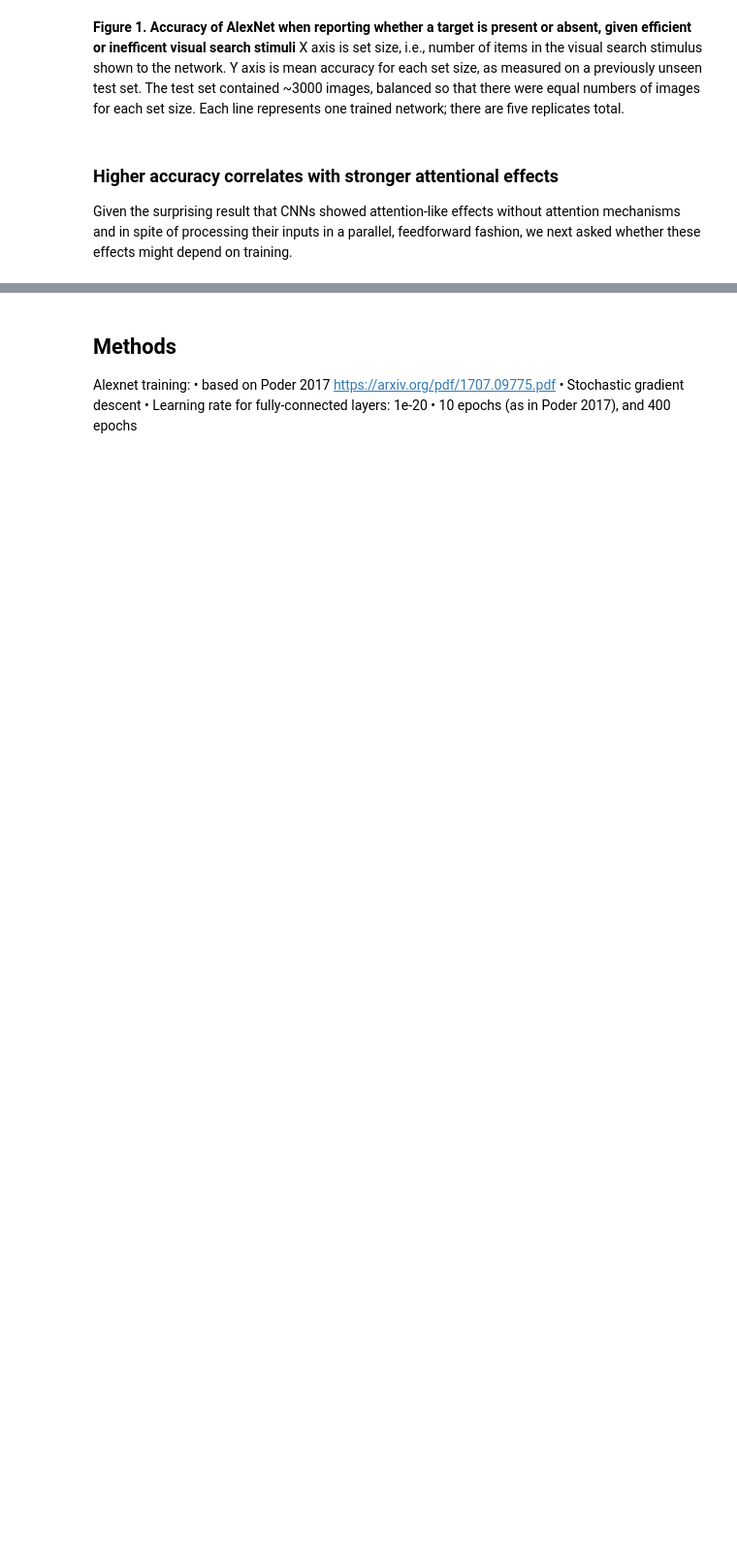
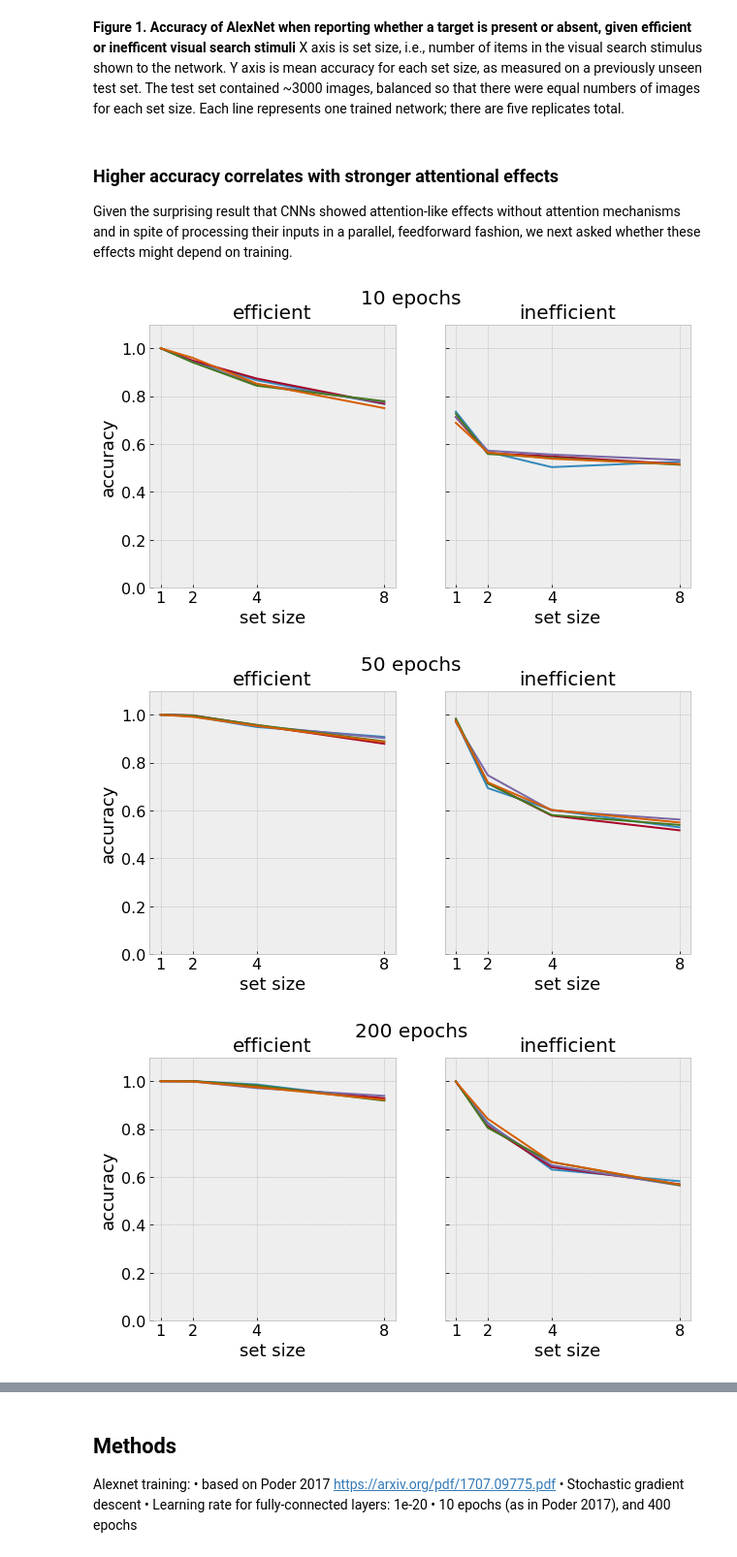
Before and after one commit to NickleDave/visual-search-nets, a Jupyter notebook: docs/notebooks/results.ipynb, the cells around one changed output, grey strips where cells are left out. Shown at 97% size. Drawn from its saved outputs; the diff is of its cells as text; code cells hidden in the pictures; blank space fills up the shorter version.

```diff
--- a/docs/notebooks/results.ipynb
+++ b/docs/notebooks/results.ipynb
@@ -84,0 +70,17 @@ plot_results(eff_accs_10_epochs,
+# %%
+TEST_RESULTS_DIR = '../../data/experiment_2/results'
+epochs_list = [10, 50, 200, 800]
+eff_results_list = []
+ineff_results_list = []
+for epochs in epochs_list:
+    eff_results = os.path.join(TEST_RESULTS_DIR, f'config_efficient_{epochs}_epochs_models/test_alexnet_output.gz')
+    eff_results_list.append(eff_results)
+    ineff_results = os.path.join(TEST_RESULTS_DIR, f'config_inefficient_{epochs}_epochs_models/test_alexnet_output.gz')
+    ineff_results_list.append(ineff_results)
+    eff_v_ineff(eff_results,
+                ineff_results,
+                epochs=epochs)
+# %% [output]
+[figure, added]
+[figure, added]
+[figure, added]
```
Also changed, not shown: parts of 4 cells of this notebook.
